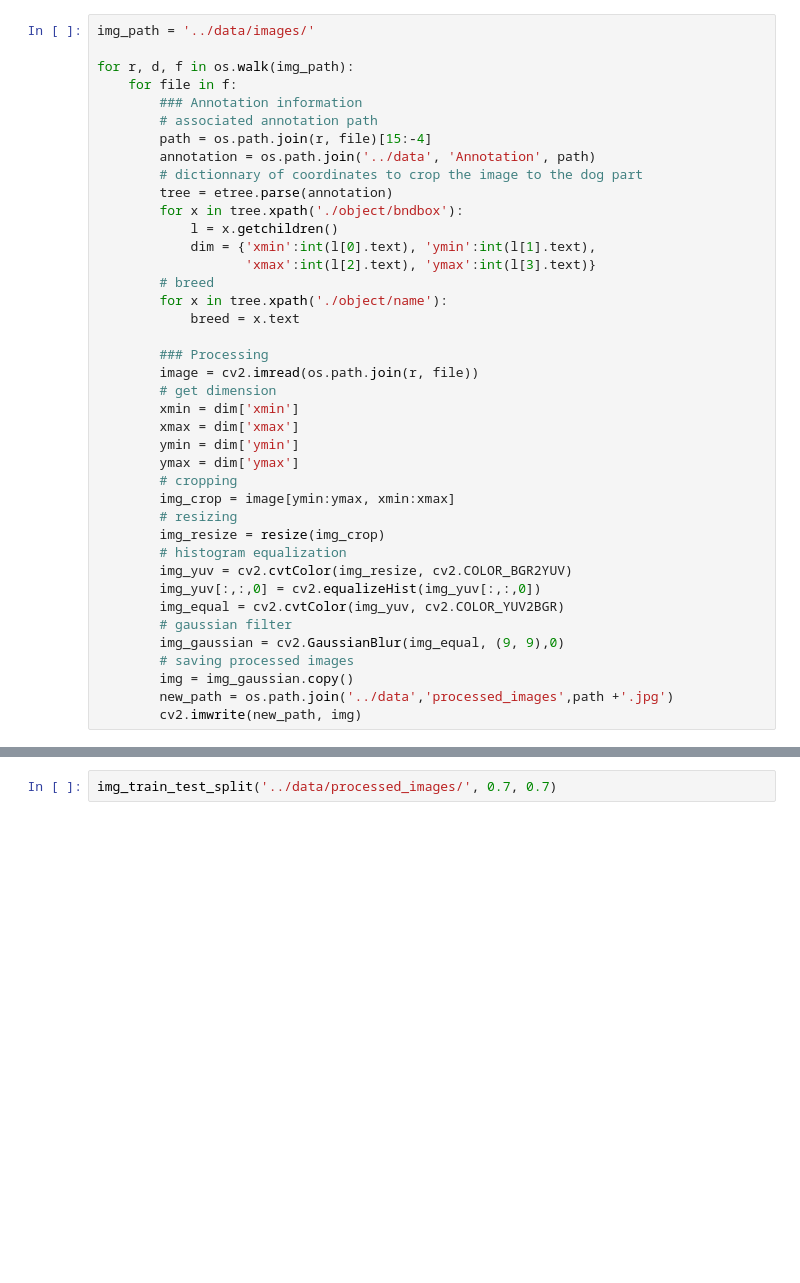
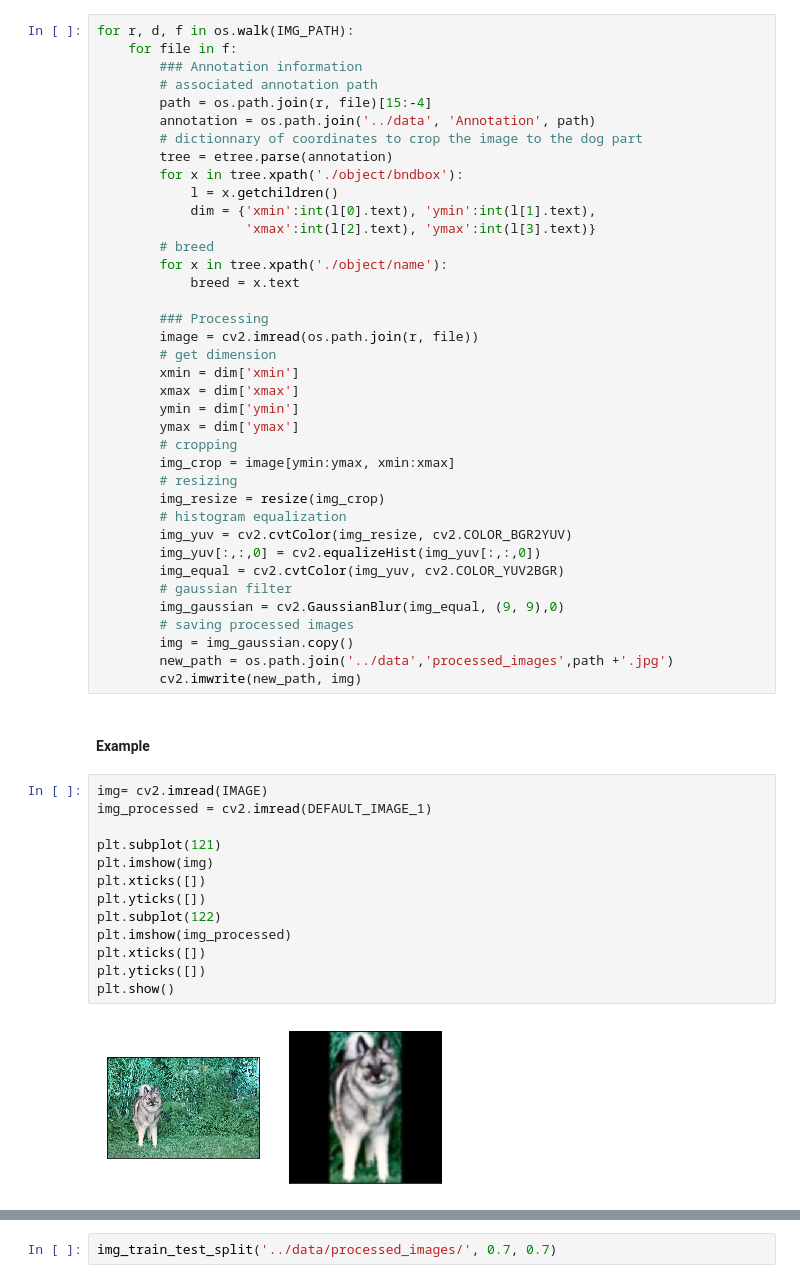
Before and after one commit to celiabayet/Dogs, a Jupyter notebook: code/notebooks/sift_model.ipynb, the cells around one changed output, grey strips where cells are left out. Cells and saved outputs as stored; diff of their text form; blank space fills up the shorter version.

```diff
--- a/code/notebooks/sift_model.ipynb
+++ b/code/notebooks/sift_model.ipynb
@@ -90,7 +120,5 @@ if not os.path.exists('../data/processed_images'):
 # %%
-img_path = '../data/images/'
-
-for r, d, f in os.walk(img_path):
+for r, d, f in os.walk(IMG_PATH):
     for file in f:
         ### Annotation information
         # associated annotation path
@@ -127,3 +155,20 @@ for r, d, f in os.walk(img_path):
         img = img_gaussian.copy()
         new_path = os.path.join('../data','processed_images',path +'.jpg')
         cv2.imwrite(new_path, img)
+# %% [markdown]
+#### Example
+# %%
+img= cv2.imread(IMAGE)
+img_processed = cv2.imread(DEFAULT_IMAGE_1)
+
+plt.subplot(121)
+plt.imshow(img)
+plt.xticks([])
+plt.yticks([])
+plt.subplot(122)
+plt.imshow(img_processed)
+plt.xticks([])
+plt.yticks([])
+plt.show()
+# %% [output]
+[figure, added]
```
Also changed, not shown: parts of 63 cells of this notebook, 13 other files.
